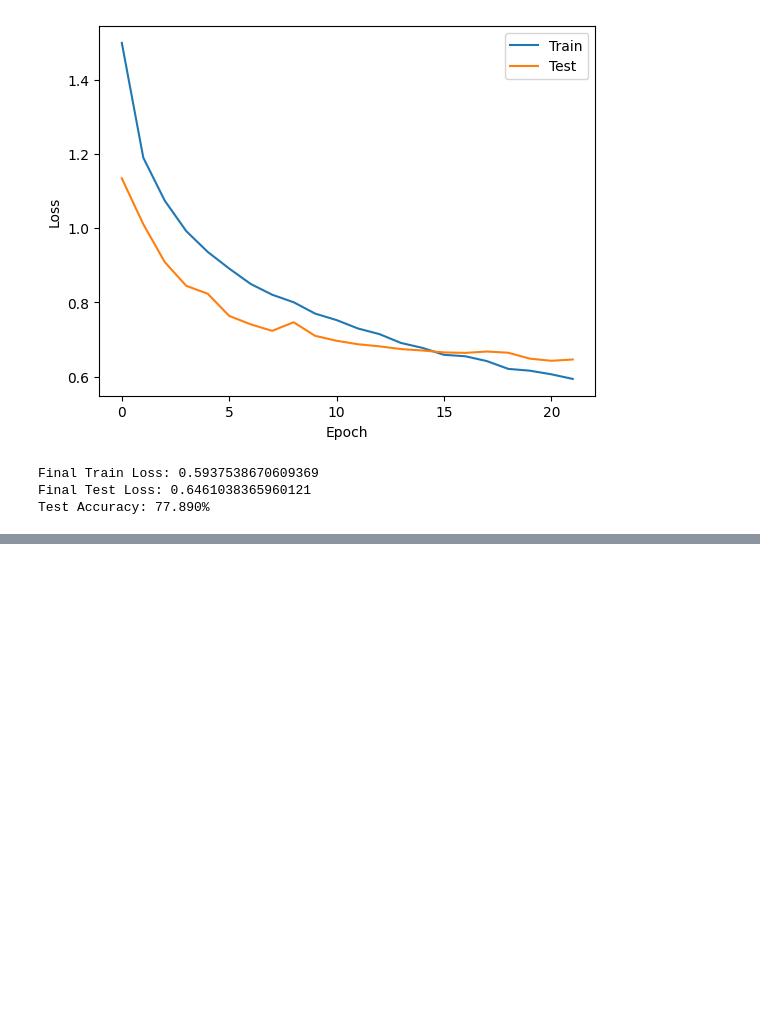
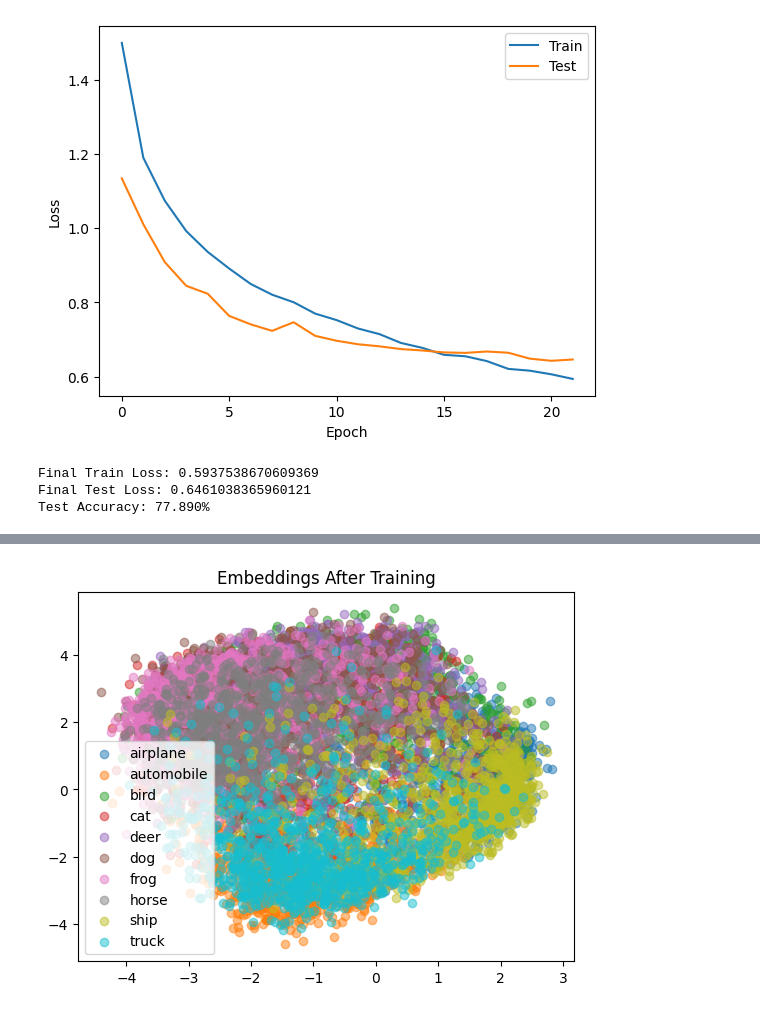
Before and after one commit to yashc73080/CS462-Deep-Learning, a Jupyter notebook: HW2/features_unsupervised_and_transfer_learning.ipynb, the cells around one changed output, grey strips where cells are left out. Drawn from its saved outputs; the diff is of its cells as text; code cells hidden in the pictures; blank space fills up the shorter version.

```diff
--- a/HW2/features_unsupervised_and_transfer_learning.ipynb
+++ b/HW2/features_unsupervised_and_transfer_learning.ipynb
@@ -728,0 +881,5 @@ Test Accuracy: 77.890%
+# %%
+final_embeddings, final_labels = get_embeddings(EmbeddingNetwork, cifar_test_loader, device=device)
+plot_embeddings(final_embeddings, final_labels, "Embeddings After Training")
+# %% [output]
+[figure, added]
```
Also changed, not shown: parts of 5 cells of this notebook.
